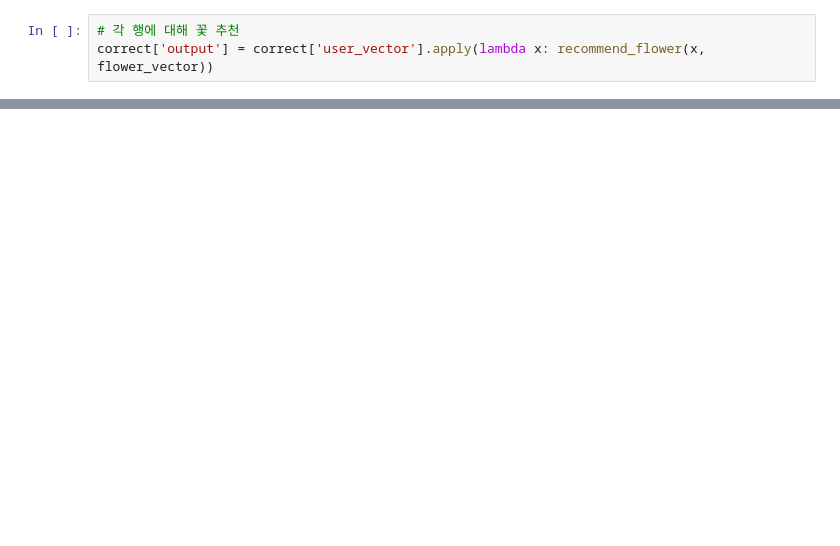
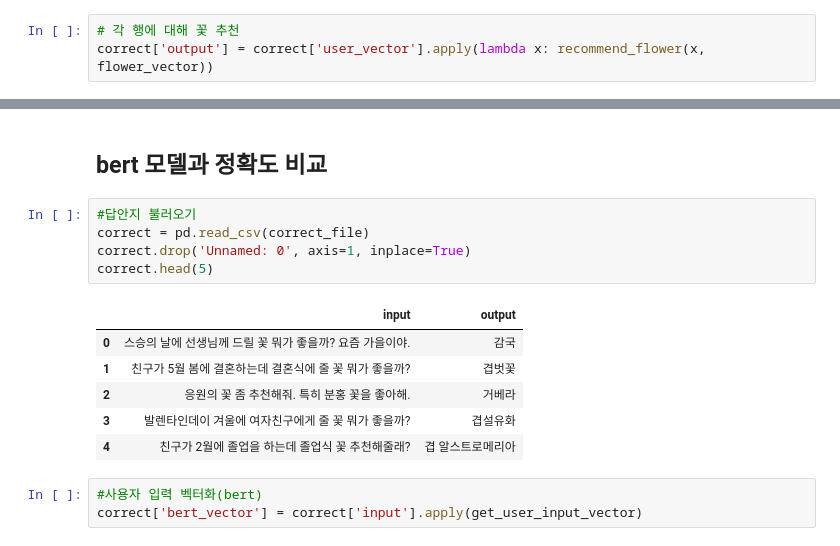
Before and after one commit to Fiurinee-Tave/Model, a Jupyter notebook: data/14_추천시스템_평가.ipynb, the cells around one changed output, grey strips where cells are left out. Drawn from its saved outputs; the diff is of its cells as text; blank space fills up the shorter version.

```diff
--- a/data/14_추천시스템_평가.ipynb
+++ b/data/14_추천시스템_평가.ipynb
@@ -196,0 +203,17 @@ correct.head(5)
+# %% [markdown]
+## bert 모델과 정확도 비교
+# %%
+#답안지 불러오기
+correct = pd.read_csv(correct_file)
+correct.drop('Unnamed: 0', axis=1, inplace=True)
+correct.head(5)
+# %% [output]
+|  | input | output |
+| 0 | 스승의 날에 선생님께 드릴 꽃 뭐가 좋을까? 요즘 가을이야. | 감국 |
+| 1 | 친구가 5월 봄에 결혼하는데 결혼식에 줄 꽃 뭐가 좋을까? | 겹벗꽃 |
+| 2 | 응원의 꽃 좀 추천해줘. 특히 분홍 꽃을 좋아해. | 거베라 |
+| 3 | 발렌타인데이 겨울에 여자친구에게 줄 꽃 뭐가 좋을까? | 겹설유화 |
+| 4 | 친구가 2월에 졸업을 하는데 졸업식 꽃 추천해줄래? | 겹 알스트로메리아 |
+# %%
+#사용자 입력 벡터화(bert)
+correct['bert_vector'] = correct['input'].apply(get_user_input_vector)
```
Also changed, not shown: parts of 14 cells of this notebook, 1 other file.
